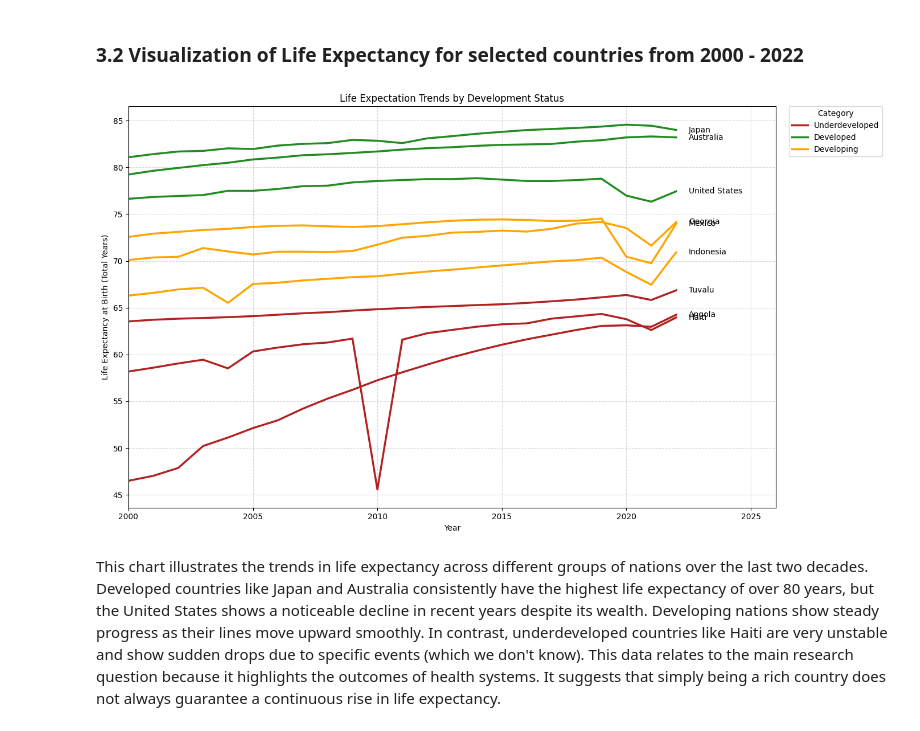
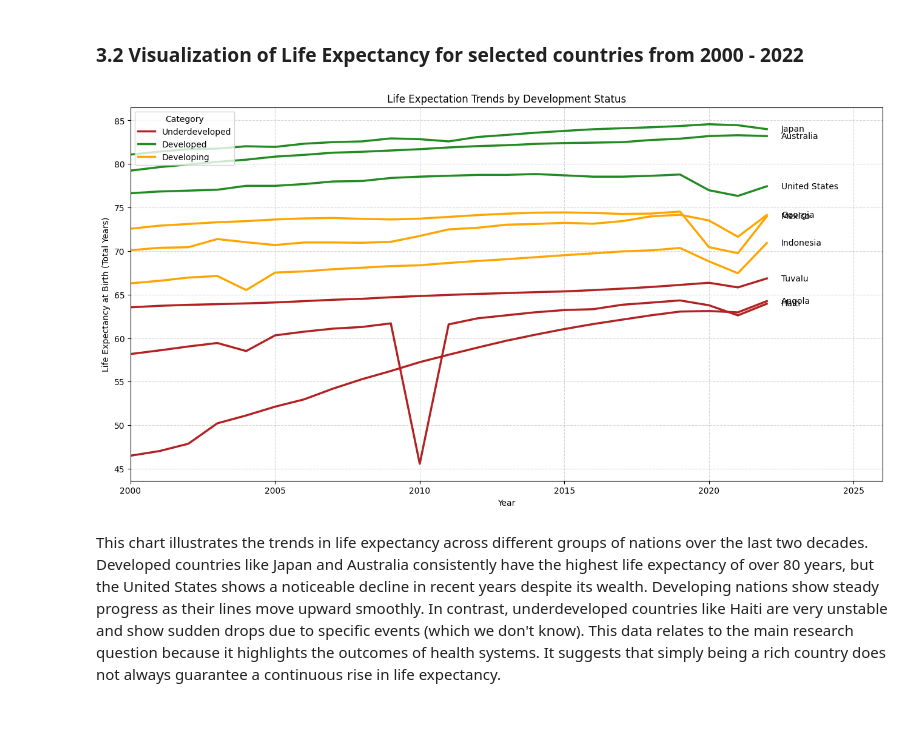
Before and after one commit to lugisz/lugisz.github.io, a Jupyter notebook: Project02.ipynb, the cells around one changed output. Drawn from its saved outputs; the diff is of its cells as text; code cells hidden in the pictures.

```diff
--- a/Project02.ipynb
+++ b/Project02.ipynb
@@ -321,76 +276,62 @@ plt.show()
 # %%
 # Select only the countries in the dictionary above
 life_subset = life[life["Country Code"].isin(country_groups.keys())].copy()
-
-# Create a new column 'Category' by mapping the Country Code to the dictionary
 life_subset["Category"] = life_subset["Country Code"].map(country_groups)
 
-# Turn the year columns into rows
+# Melt the data and ensure Year is numeric
 life_long = life_subset.melt(
     id_vars=["Country Name", "Country Code", "Category"],
     var_name="Year",
     value_name="Life Expectancy",
 )
-
-# Ensure Year is numeric (removes any errors)
 life_long["Year"] = pd.to_numeric(life_long["Year"], errors="coerce")
 
-# Visualization
-plt.figure(figsize=(14, 8))  # I increased the width slightly to make room for the text
+# Visualize the chart
+plt.figure(figsize=(16, 8))
 
-# Using 'hue' to color by Category
+# Draw Lines
 sns.lineplot(
     data=life_long,
     x="Year",
     y="Life Expectancy",
-    hue="Category",  # Colors lines by Developed/Developing/Underdeveloped
-    units="Country Name",  # Tells Python to treat countries as separate entities
-    estimator=None,  # Tells Python NOT to average them together
+    hue="Category",
+    units="Country Name",
+    estimator=None,
     linewidth=2.5,
     palette={
         "Developed": "forestgreen",
         "Developing": "orange",
         "Underdeveloped": "firebrick",
     },
 )
 
+for country in life_long["Country Name"].unique():
+    # Get data for this country
+    c_data = life_long[life_long["Country Name"] == country]
 
-# Loop through every unique country to find the end of its line
-for country in life_long["Country Name"].unique():
-    # 1. Get the data for just this country
-    country_data = life_long[life_long["Country Name"] == country]
+    # Find the row where Year is the Maximum for this country
+    end_point = c_data[c_data["Year"] == c_data["Year"].max()]
 
-    # 2. Find the last data point (the maximum year)
-    last_point = country_data.sort_values("Year").iloc[-1]
-
-    # 3. Add the text next to that point
+    # Plot text using .values[0] to extract the raw number
     plt.text(
-        x=last_point["Year"] + 0.5,  # Move text slightly right of the line end
-        y=last_point["Life Expectancy"],
+        x=end_point["Year"].values[0] + 0.5,
+        y=end_point["Life Expectancy"].values[0],
         s=country,
         color="black",
         fontsize=10,
-        fontweight="regular",
-        verticalalignment="center",  # Centers text vertically on the line tip
+        verticalalignment="center",
     )
 
+# Formatting
 plt.title("Life Expectation Trends by Development Status")
 plt.ylabel("Life Expectancy at Birth (Total Years)")
 plt.xlabel("Year")
 plt.grid(True, linestyle="--", alpha=0.5)
-
-# Move legend outside the plot so it doesn't cover the lines
-plt.legend(
-    bbox_to_anchor=(1.02, 1), loc="upper left", borderaxespad=0, title="Category"
-)
-
-# Expand the chart limit slightly to the right so names don't get cut off
 plt.xlim(life_long["Year"].min(), life_long["Year"].max() + 4)
-
-plt.tight_layout()
+plt.legend(title="Category", loc="upper left")
 plt.show()
 # %% [output]
-[figure, old version]
+[figure, new version]
 # %% [markdown]
 <p>This chart illustrates the trends in life expectancy across different groups of nations over the last two decades. Developed countries like Japan and Australia consistently have the highest life expectancy of over 80 years, but the United States shows a noticeable decline in recent years despite its wealth. Developing nations show steady progress as their lines move upward smoothly. In contrast, underdeveloped countries like Haiti are very unstable and show sudden drops due to specific events (which we don't know). This data relates to the main research question because it highlights the outcomes of health systems. It suggests that simply being a rich country does not always guarantee a continuous rise in life expectancy.</p>
 # %% [markdown]
```
Also changed, not shown: parts of 12 cells of this notebook.
